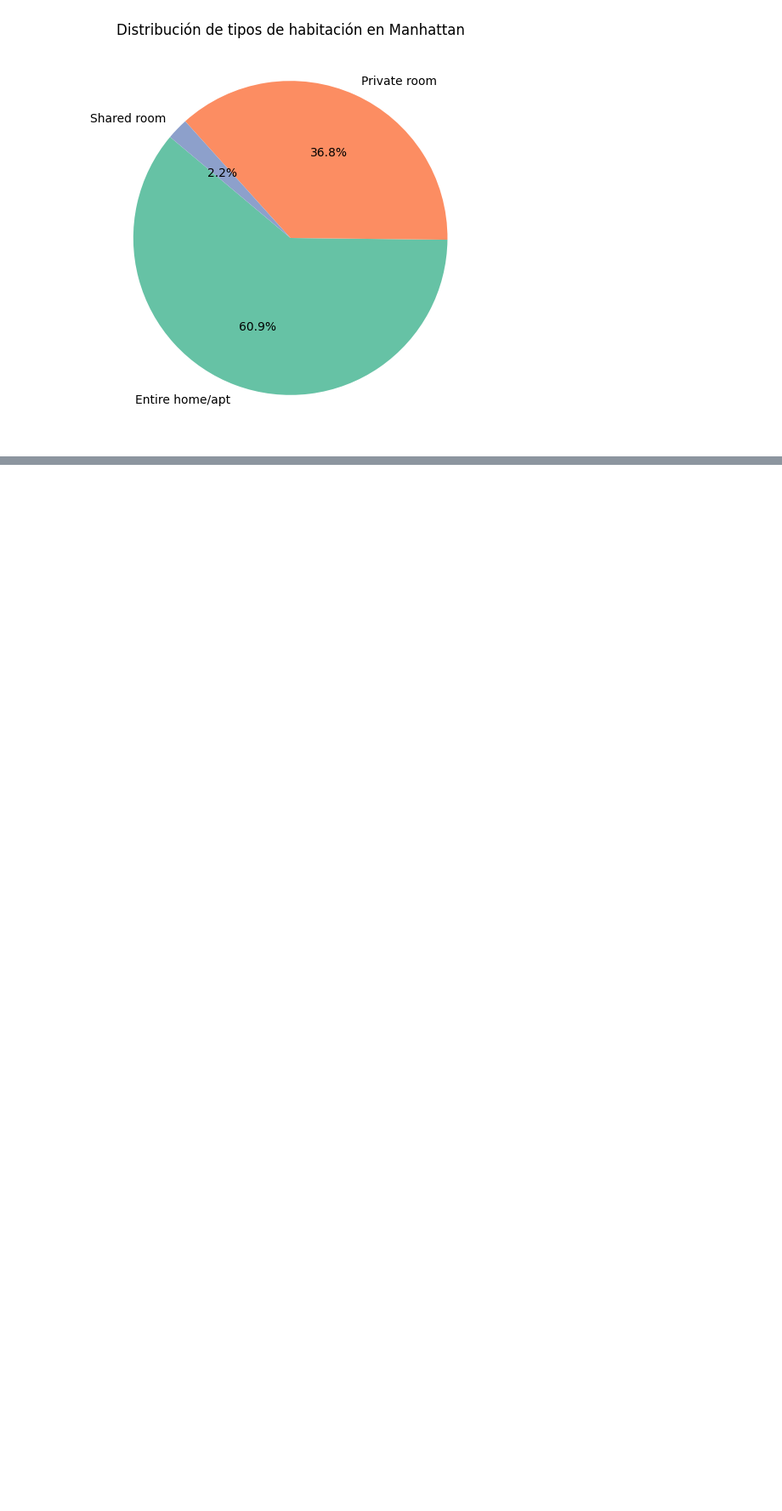
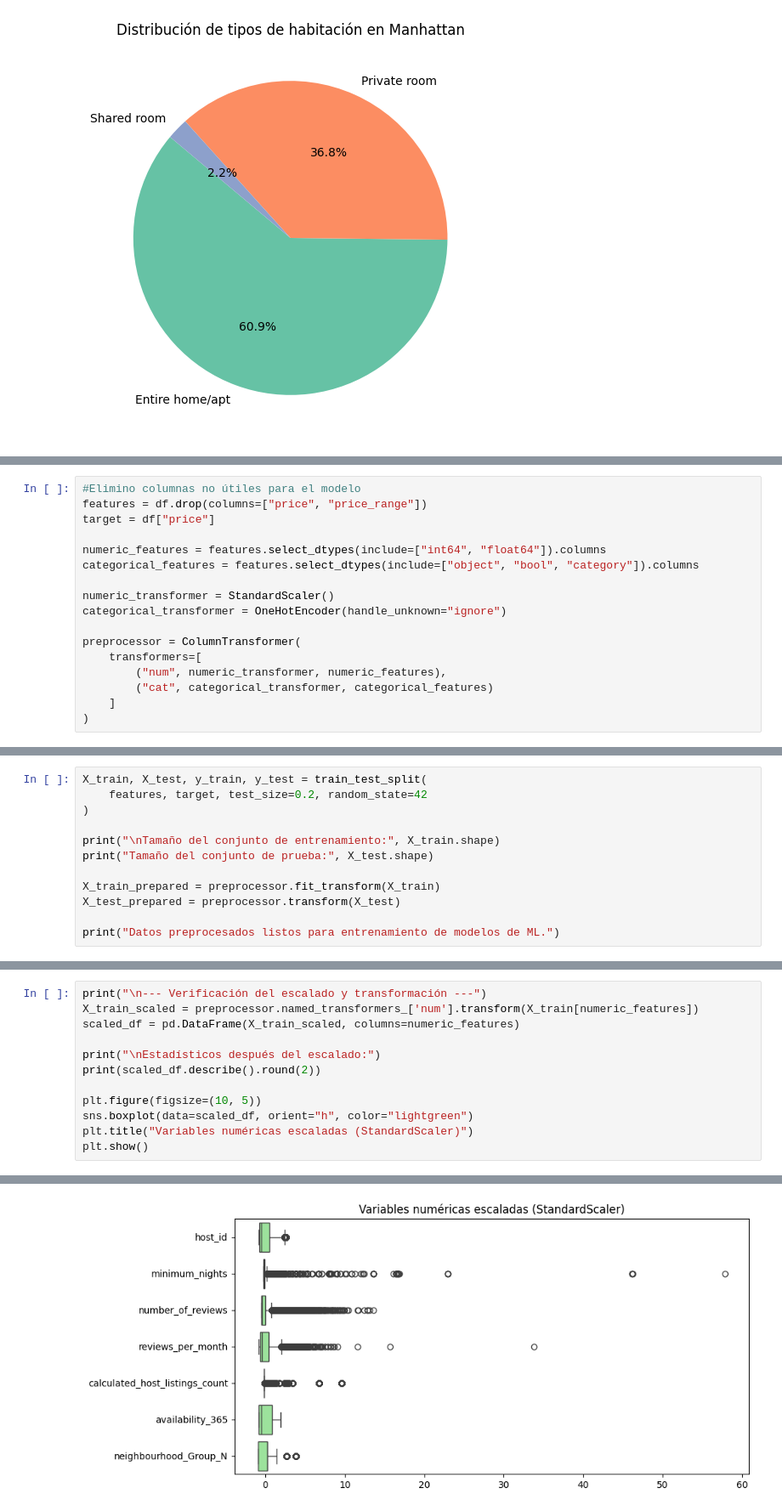
Before and after one commit to 4GeeksAcademy/machine-learning-python-template_Santi_Izquierdo, a Jupyter notebook: src/explore.ipynb, the cells around one changed output, grey strips where cells are left out. Shown at 85% size. Drawn from its saved outputs; the diff is of its cells as text; blank space fills up the shorter version.

```diff
--- a/src/explore.ipynb
+++ b/src/explore.ipynb
@@ -320,0 +442,17 @@ plt.show()
+# %%
+#Elimino columnas no útiles para el modelo
+features = df.drop(columns=["price", "price_range"])
+target = df["price"]
+
+numeric_features = features.select_dtypes(include=["int64", "float64"]).columns
+categorical_features = features.select_dtypes(include=["object", "bool", "category"]).columns
+
+numeric_transformer = StandardScaler()
+categorical_transformer = OneHotEncoder(handle_unknown="ignore")
+
+preprocessor = ColumnTransformer(
+    transformers=[
+        ("num", numeric_transformer, numeric_features),
+        ("cat", categorical_transformer, categorical_features)
+    ]
+)
@@ -320,0 +461,12 @@ plt.show()
+# %%
+X_train, X_test, y_train, y_test = train_test_split(
+    features, target, test_size=0.2, random_state=42
+)
+
+print("\nTamaño del conjunto de entrenamiento:", X_train.shape)
+print("Tamaño del conjunto de prueba:", X_test.shape)
+
+X_train_prepared = preprocessor.fit_transform(X_train)
+X_test_prepared = preprocessor.transform(X_test)
+
+print("Datos preprocesados listos para entrenamiento de modelos de ML.")
@@ -320,0 +477,13 @@ plt.show()
+# %%
+print("\n--- Verificación del escalado y transformación ---")
+X_train_scaled = preprocessor.named_transformers_['num'].transform(X_train[numeric_features])
+scaled_df = pd.DataFrame(X_train_scaled, columns=numeric_features)
+
+print("\nEstadísticos después del escalado:")
+print(scaled_df.describe().round(2))
+
+plt.figure(figsize=(10, 5))
+sns.boxplot(data=scaled_df, orient="h", color="lightgreen")
+plt.title("Variables numéricas escaladas (StandardScaler)")
+plt.show()
+# %% [output]
@@ -320,0 +507 @@ plt.show()
+[figure, added]
```
Also changed, not shown: parts of 32 cells of this notebook.
